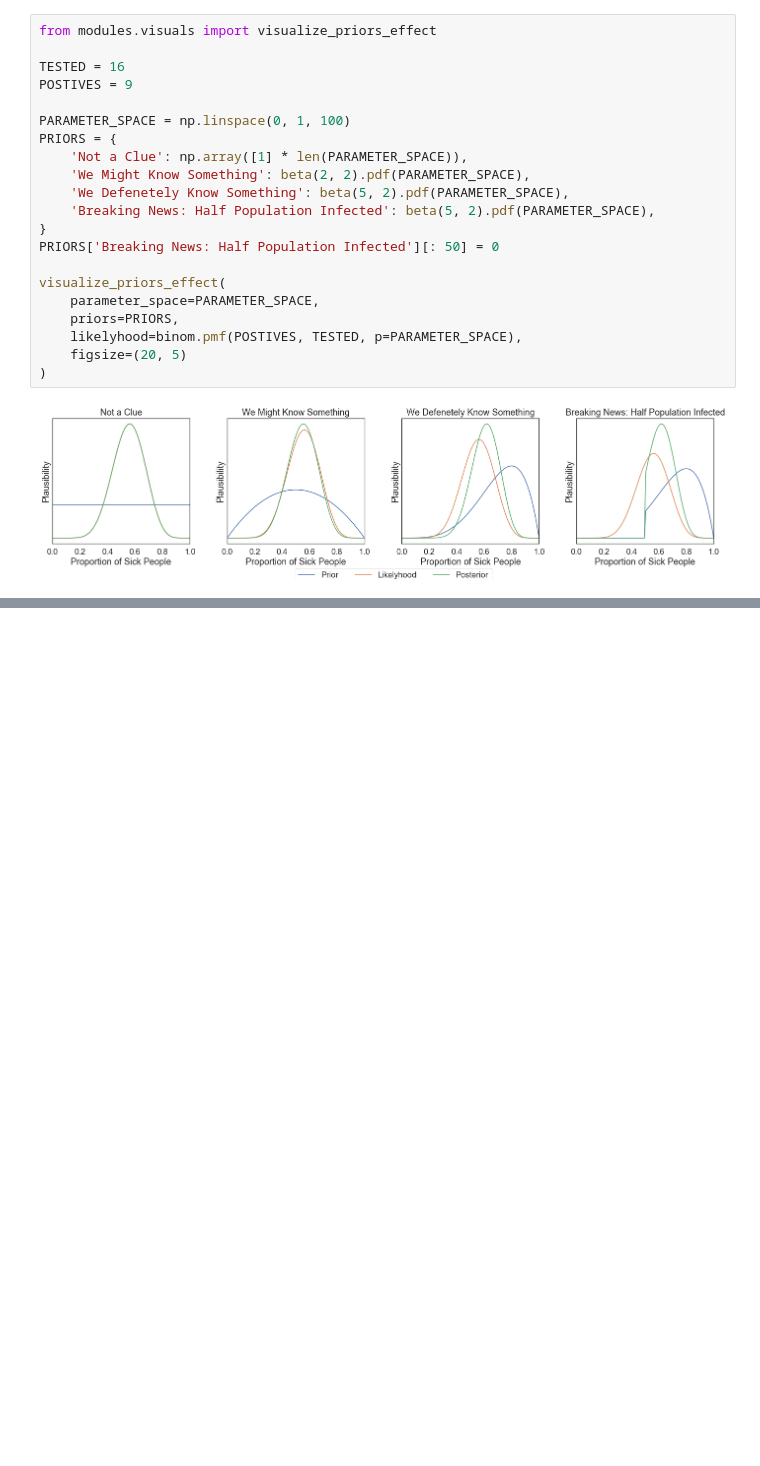
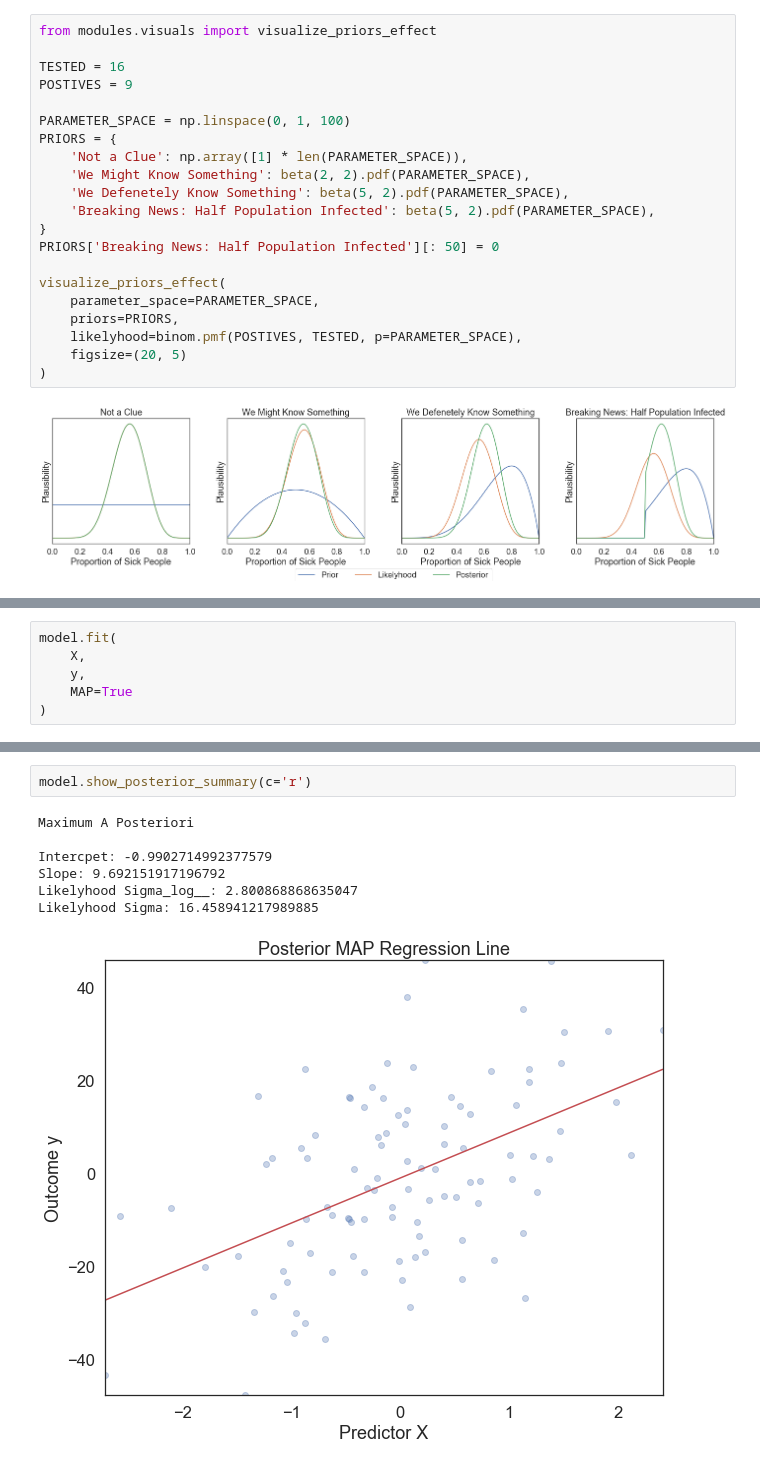
Before and after one commit to vb690/introduction_bayesian_analysis, a Jupyter notebook: workshop_slides.ipynb, the cells around one changed output, grey strips where cells are left out. Drawn from its saved outputs; the diff is of its cells as text; blank space fills up the shorter version.

```diff
--- a/workshop_slides.ipynb
+++ b/workshop_slides.ipynb
@@ -222,0 +263,6 @@ visualize_bivariate_regression(
+# %%
+model.fit(
+    X,
+    y,
+    MAP=True
+)
@@ -223 +271,11 @@ visualize_bivariate_regression(
+# %%
+model.show_posterior_summary(c='r')
+# %% [output]
+Maximum A Posteriori
+
+Intercpet: -0.9902714992377579
+Slope: 9.692151917196792
+Likelyhood Sigma_log__: 2.800868868635047
+Likelyhood Sigma: 16.458941217989885
+[figure, added]
 # %%
```
Also changed, not shown: parts of 23 cells of this notebook, 5 other files.
